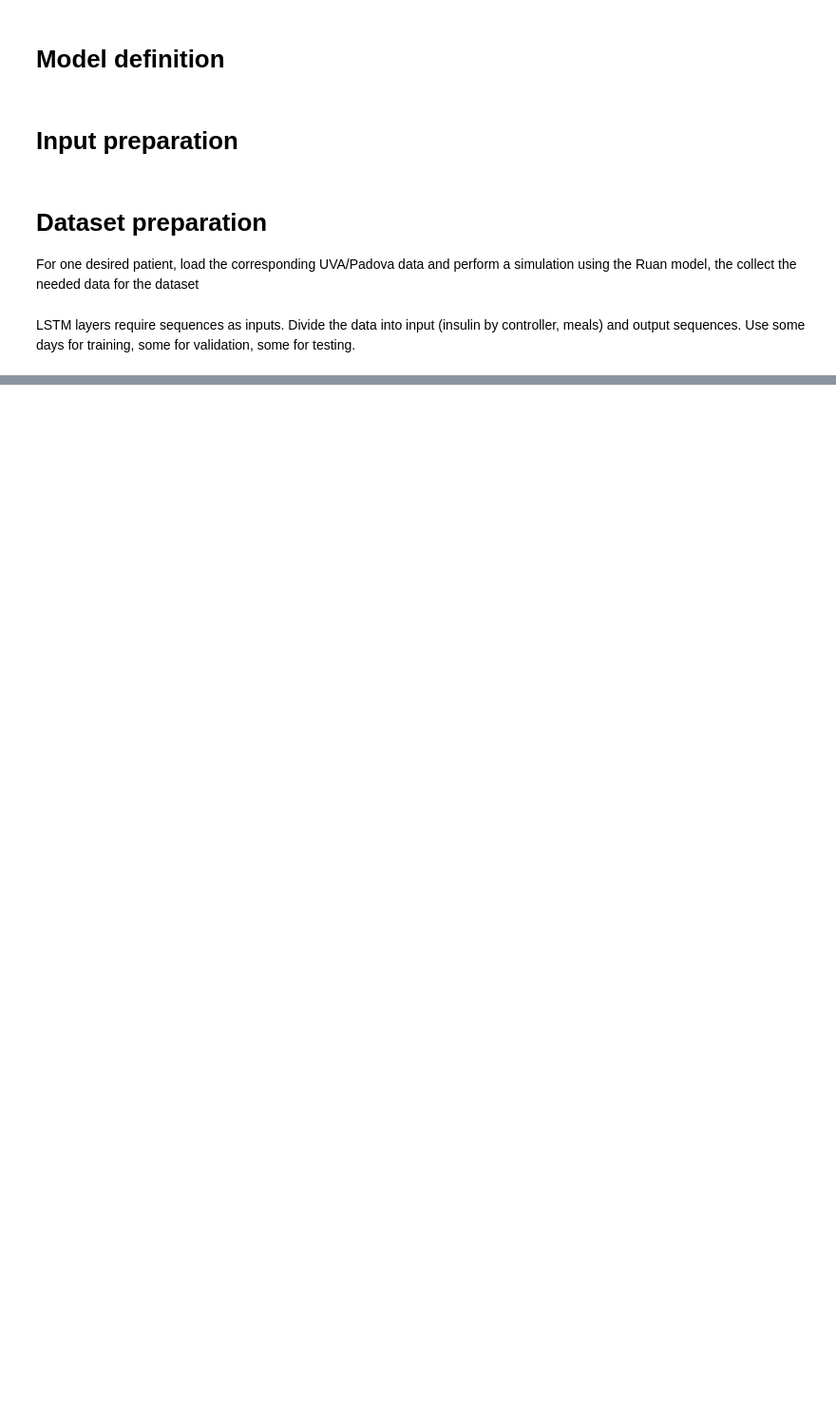
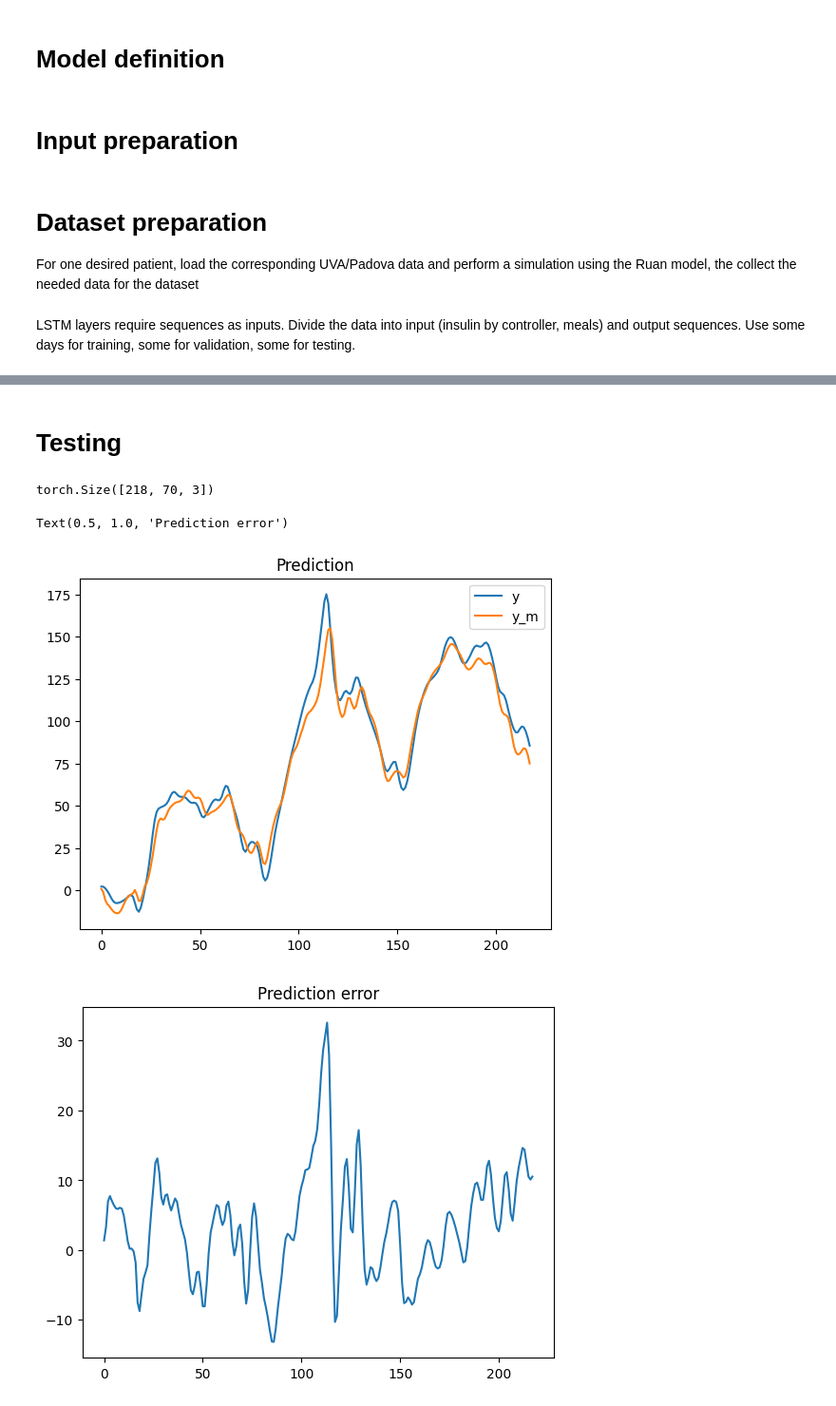
Before and after one commit to EmaMaker/uni-ccen-project, a Jupyter notebook: diabetes.ipynb, the cells around one changed output, grey strips where cells are left out. Shown at 95% size. Cells and saved outputs as stored; diff of their text form; code cells hidden in the pictures; blank space fills up the shorter version.

```diff
--- a/diabetes.ipynb
+++ b/diabetes.ipynb
@@ -90,8 +92,6 @@ def extract_data_from_mat(filename="Data/DMMSR_dataset_OnlyBasal.mat"):
 def load_uva_padova(filename="Data/pickle/DMMSR_dataset_OnlyBasal.pkl"):
     with open(filename, 'rb') as pkl:
         df = pickle.load(pkl)
-
-    print(df)
 
     u_seq = np.array(df["insulin_U"].astype(float))
     r_seq = np.array(df["meal_g"   ].astype(float))
@@ -104,6 +104,19 @@ def load_uva_padova(filename="Data/pickle/DMMSR_dataset_OnlyBasal.pkl"):
         "meals": r_seq,
         "cgm": cgm_uva
     }
+
+# take a subset of uva padova that has not been downsampled yet
+def subset_uva_padova(uva, day_start, day_end):
+    # days to minutes
+    min_start = day_start*24*60
+    min_end = day_end*24*60
+
+    return {
+        "t_out": uva["t_out"][min_start:min_end],
+        "insulin": uva["insulin"][min_start:min_end],
+        "meals": uva["meals"][min_start:min_end],
+        "cgm": uva["cgm"][min_start:min_end]
+    }
 # %%
 def ruan_simulation(parameters, tout, u_insulin, u_meals, plot=False):
     ruan = ruan_model(parameters)
@@ -344,0 +629,41 @@ if early_stop_callback.stopping_reason_message:
+# %% [markdown]
+# Testing
+# %%
+model.eval()
+
+(x, y) = next(iter(loader["test_loader"]))
+
+print(x.shape)
+
+x = x.to("cpu")
+y = y.to("cpu")
+ym = model(x).detach().to("cpu").numpy()
+
+# print(x.shape)
+# fig, ax = plt.subplots()
+# ax.plot(x[:,-1,2])
+
+fig, ax = plt.subplots()
+ax.plot(y)
+ax.plot(ym)
+ax.set_title("Prediction")
+ax.legend(["y", "y_m"])
+fig, ax = plt.subplots()
+ax.plot(y-ym)
+ax.set_title("Prediction error")
+
+
+# fig, ax = plt.subplots()
+# d = test_dataset["cgm_uva"].T
+# ax.plot(d.cpu())
+
+# x, y = loader["full_dataset"][len(loader["full_dataset"])-288:len(loader["full_dataset"])]
+# print(x.shape)
+
+# fig, ax = plt.subplots()
+# ax.plot(x[:,0,2].cpu().numpy())
+# %% [output]
+torch.Size([218, 70, 3])
+Text(0.5, 1.0, 'Prediction error')
+[figure, added]
+[figure, added]
```
Also changed, not shown: parts of 10 cells of this notebook.
